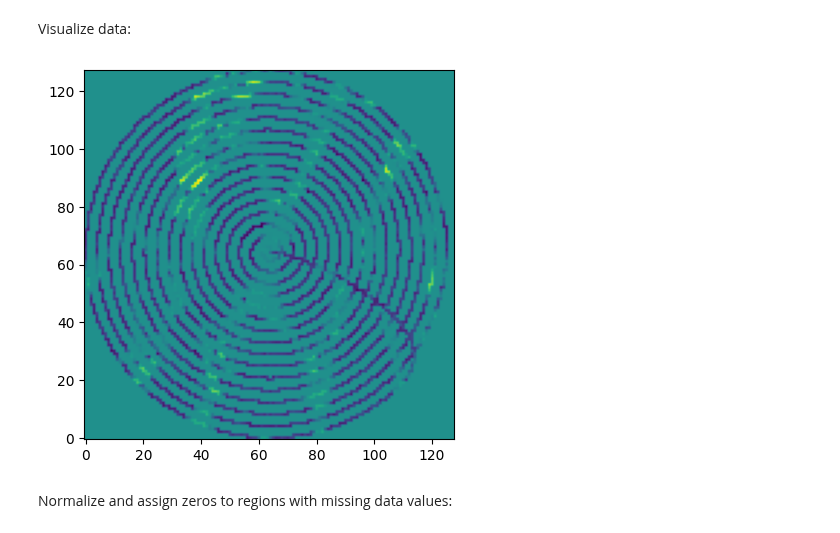
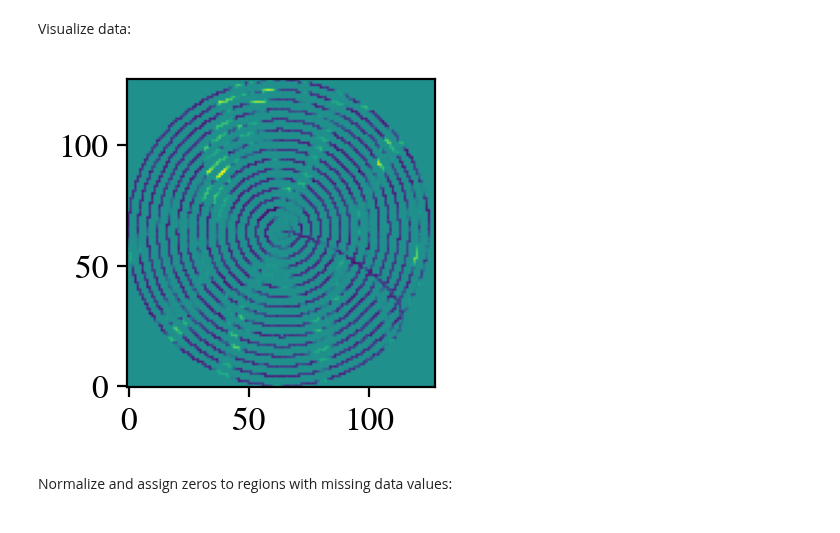
Before and after one commit to ziatdinovmax/gpax, a Jupyter notebook: examples/gpax_viGP.ipynb, the cells around one changed output. Saved outputs shown, nothing was run; the diff lists cells and outputs as text; code cells hidden in the pictures.

```diff
--- a/examples/gpax_viGP.ipynb
+++ b/examples/gpax_viGP.ipynb
@@ -28,9 +59,12 @@ Download sparse image data. This is a scanning probe microsocpy image obtained v
 Visualize data:
 # %%
 imgdata = np.load('spiral_scans_2d.npy')
-plt.imshow(imgdata, origin='lower');
-# %% [output]
-[figure, removed]
+# %%
+fig, ax = plt.subplots(1, 1, figsize=(2, 2))
+ax.imshow(imgdata, origin='lower')
+plt.show()
+# %% [output]
+[figure, added]
 # %% [markdown]
 Normalize and assign zeros to regions with missing data values:
 # %%
```
Also changed, not shown: parts of 18 cells of this notebook.
